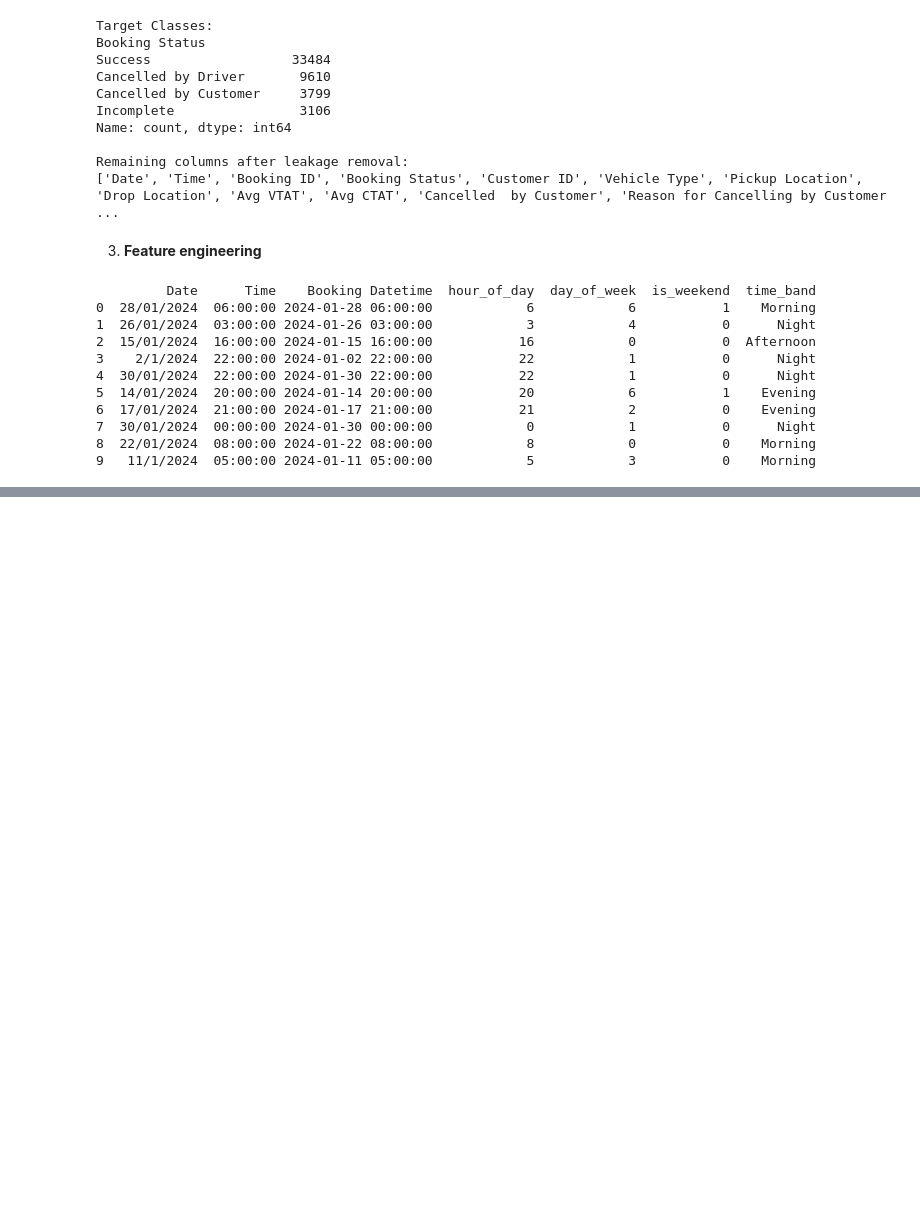
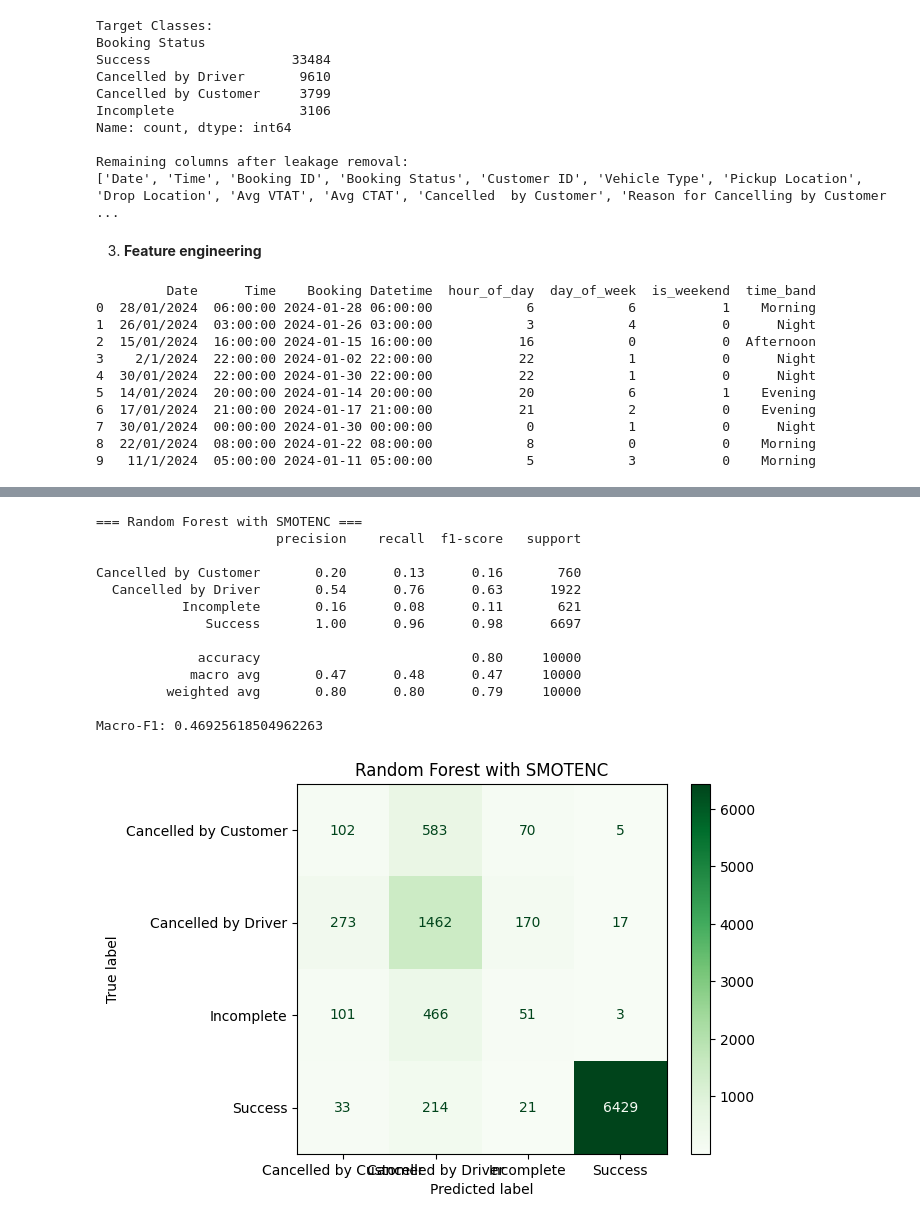
Before and after one commit to Tharmika2002/Ride-Cancellation-Model-DataX, a Jupyter notebook: Ride_Cancellation_Model.ipynb, the cells around one changed output, grey strips where cells are left out. Saved outputs shown, nothing was run; the diff lists cells and outputs as text; code cells hidden in the pictures; blank space fills up the shorter version.

```diff
--- a/Ride_Cancellation_Model.ipynb
+++ b/Ride_Cancellation_Model.ipynb
@@ -398,0 +606,56 @@ if "Driver Rating" in df.columns:
+# %%
+# -------------------------------
+# C) Random Forest with SMOTENC (ensemble model)
+# -------------------------------
+from sklearn.ensemble import RandomForestClassifier
+from imblearn.over_sampling import SMOTENC
+import numpy as np
+
+# Extract categorical indices for SMOTENC
+preprocessor.fit(X_train)  # fit once
+ohe = preprocessor.named_transformers_['cat'].named_steps['encoder']
+categorical_feature_indices = list(
+    range(len(ohe.get_feature_names_out(cat_features)))
+)
+
+rf_smote = Pipeline(steps=[
+    ("preprocessor", preprocessor),
+    ("smote", SMOTENC(
+        categorical_features=categorical_feature_indices,
+        sampling_strategy="auto",
+        random_state=RANDOM_STATE
+    )),
+    ("classifier", RandomForestClassifier(
+        n_estimators=200,
+        random_state=RANDOM_STATE,
+        n_jobs=-1
+    ))
+])
+
+# Train
+rf_smote.fit(X_train, y_train)
+y_pred_rf = rf_smote.predict(X_val)
+
+# Evaluate
+print("\n=== Random Forest with SMOTENC ===")
+print(classification_report(y_val, y_pred_rf))
+print("Macro-F1:", f1_score(y_val, y_pred_rf, average="macro"))
+
+ConfusionMatrixDisplay.from_predictions(y_val, y_pred_rf, cmap="Greens")
+plt.title("Random Forest with SMOTENC")
+plt.show()
+# %% [output]
+=== Random Forest with SMOTENC ===
+                       precision    recall  f1-score   support
+
+Cancelled by Customer       0.20      0.13      0.16       760
+  Cancelled by Driver       0.54      0.76      0.63      1922
+           Incomplete       0.16      0.08      0.11       621
+              Success       1.00      0.96      0.98      6697
+
+             accuracy                           0.80     10000
+            macro avg       0.47      0.48      0.47     10000
+         weighted avg       0.80      0.80      0.79     10000
+
+Macro-F1: 0.46925618504962263
+[figure, added]
```
Also changed, not shown: parts of 15 cells of this notebook.
